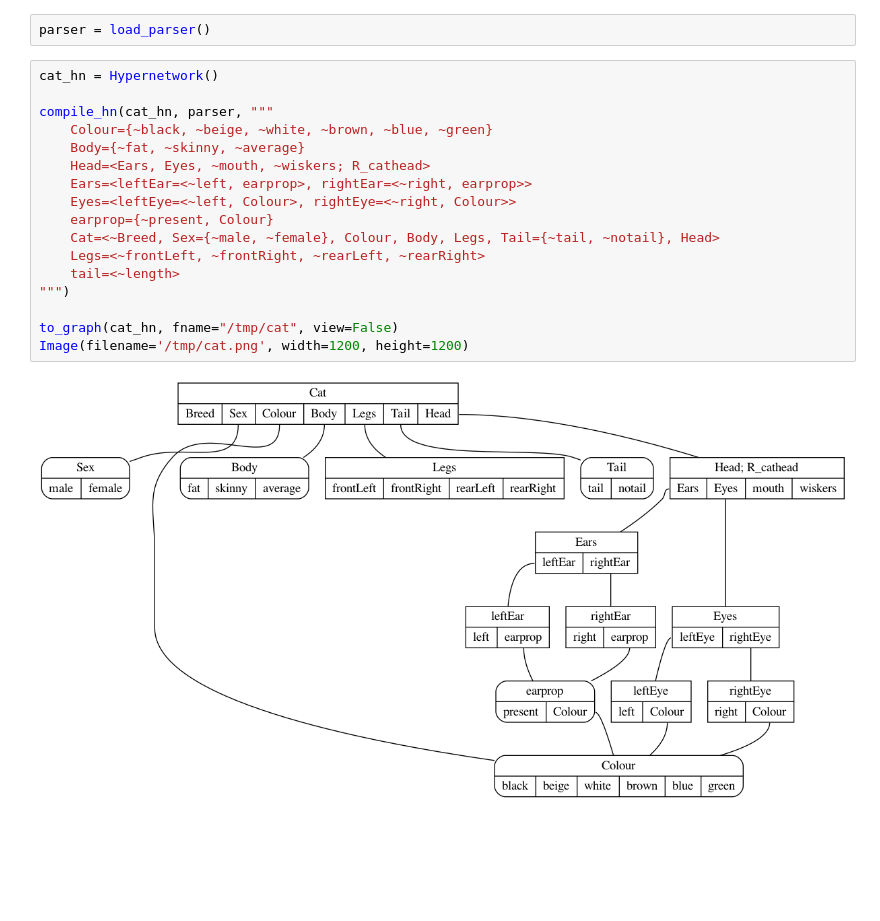
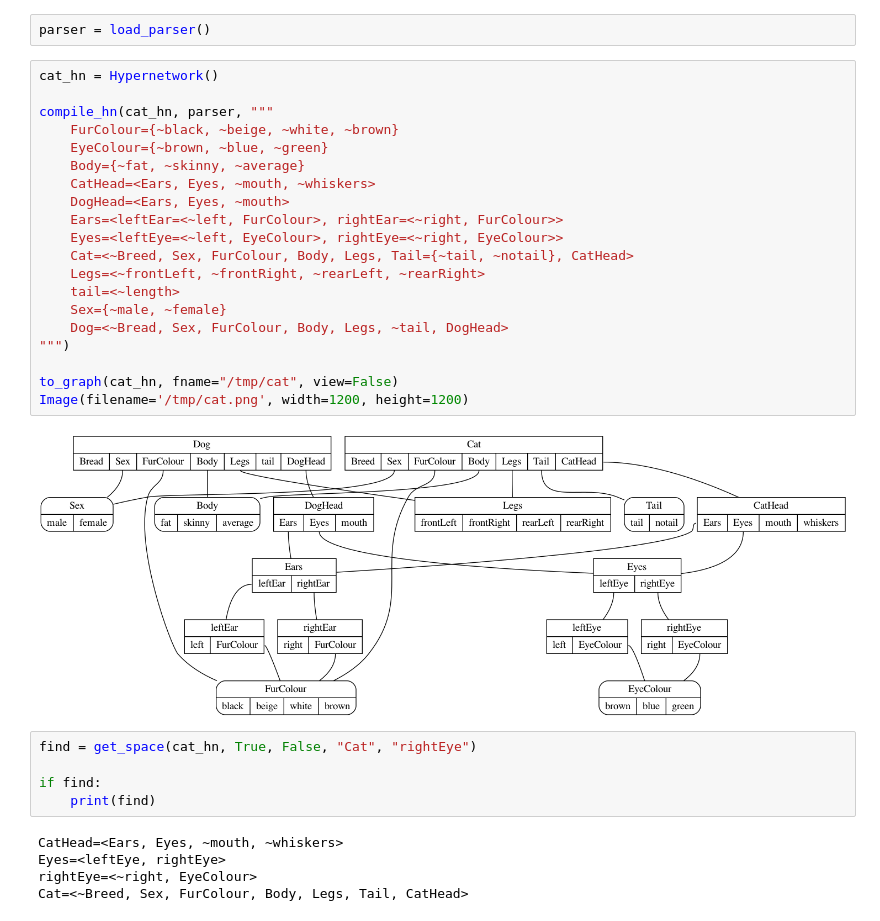
Before and after one commit to rdchar/Hora, a Jupyter notebook: examples/Cat.ipynb, the cells around one changed output. Cells and saved outputs as stored; diff of their text form; blank space fills up the shorter version.

```diff
--- a/examples/Cat.ipynb
+++ b/examples/Cat.ipynb
@@ -9,19 +11,32 @@ parser = load_parser()
 # %%
 cat_hn = Hypernetwork()
 
 compile_hn(cat_hn, parser, """
-    Colour={~black, ~beige, ~white, ~brown, ~blue, ~green}
+    FurColour={~black, ~beige, ~white, ~brown}
+    EyeColour={~brown, ~blue, ~green}
     Body={~fat, ~skinny, ~average}
-    Head=<Ears, Eyes, ~mouth, ~wiskers; R_cathead>
-    Ears=<leftEar=<~left, earprop>, rightEar=<~right, earprop>>
-    Eyes=<leftEye=<~left, Colour>, rightEye=<~right, Colour>>
-    earprop={~present, Colour}
-    Cat=<~Breed, Sex={~male, ~female}, Colour, Body, Legs, Tail={~tail, ~notail}, Head>
+    CatHead=<Ears, Eyes, ~mouth, ~whiskers>
+    DogHead=<Ears, Eyes, ~mouth>
+    Ears=<leftEar=<~left, FurColour>, rightEar=<~right, FurColour>>
+    Eyes=<leftEye=<~left, EyeColour>, rightEye=<~right, EyeColour>>
+    Cat=<~Breed, Sex, FurColour, Body, Legs, Tail={~tail, ~notail}, CatHead>
     Legs=<~frontLeft, ~frontRight, ~rearLeft, ~rearRight>
     tail=<~length>
+    Sex={~male, ~female}
+    Dog=<~Bread, Sex, FurColour, Body, Legs, ~tail, DogHead>
 """)
 
 to_graph(cat_hn, fname="/tmp/cat", view=False)
 Image(filename='/tmp/cat.png', width=1200, height=1200)
 # %% [output]
-[figure, old version]
+[figure, new version]
+# %%
+find = get_space(cat_hn, True, False, "Cat", "rightEye")
+
+if find:
+    print(find)
+# %% [output]
+CatHead=<Ears, Eyes, ~mouth, ~whiskers>
+Eyes=<leftEye, rightEye>
+rightEye=<~right, EyeColour>
+Cat=<~Breed, Sex, FurColour, Body, Legs, Tail, CatHead>
```
Also changed, not shown: parts of 2 cells of this notebook, 26 other files.
